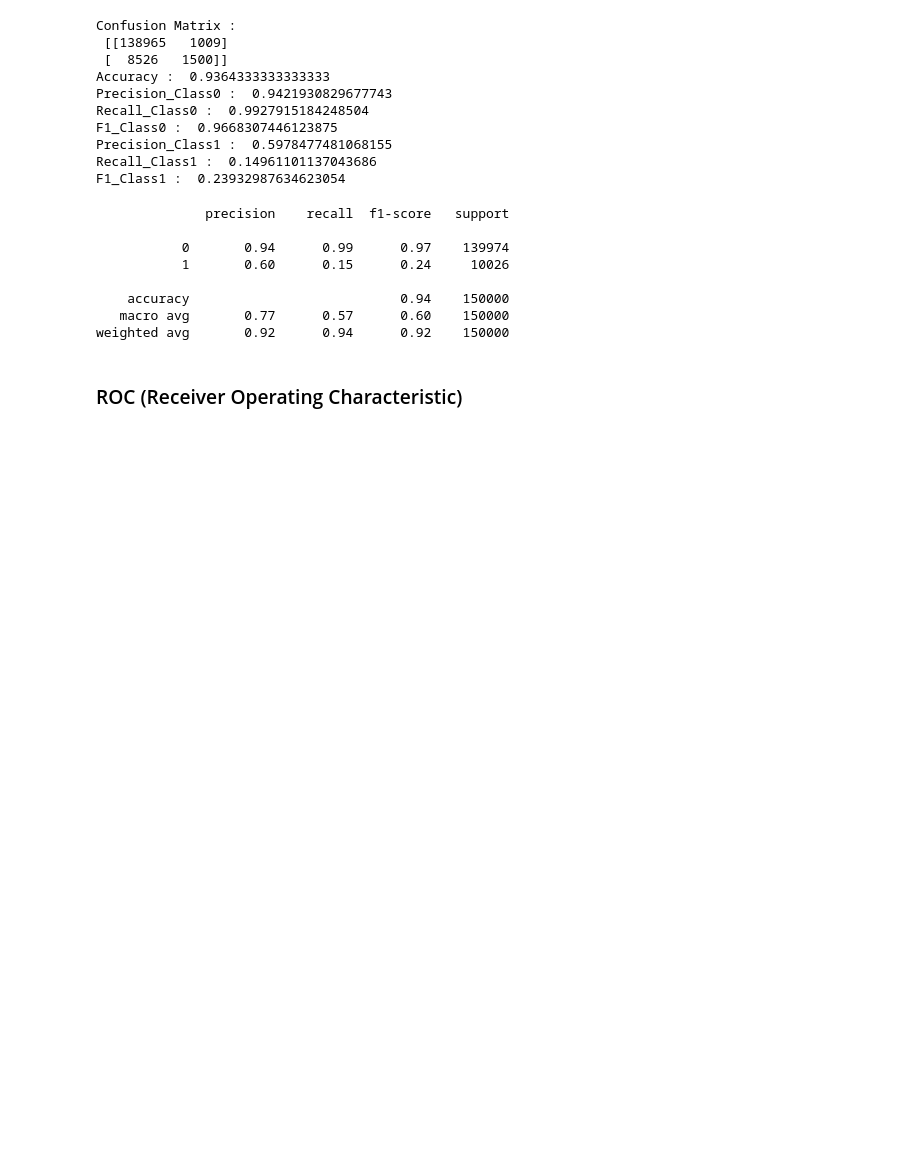
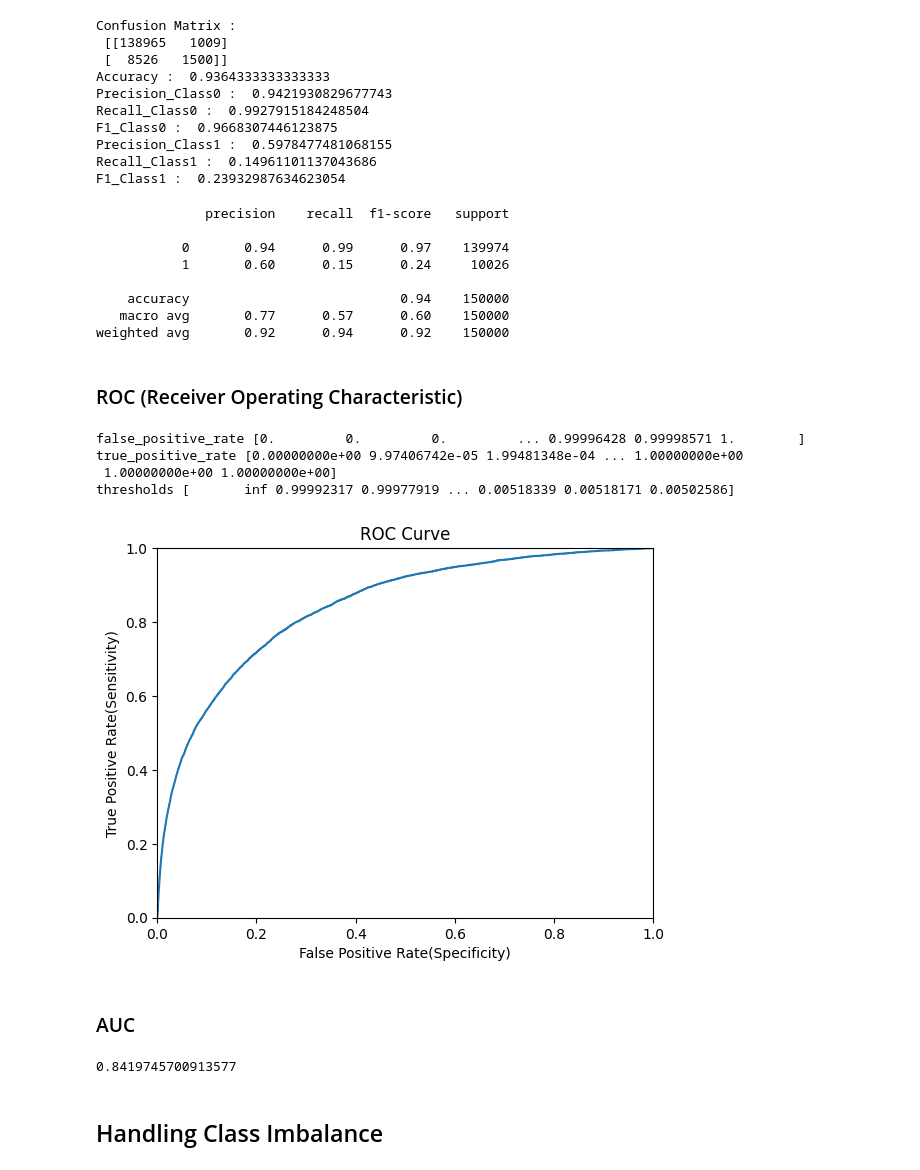
Before and after one commit to Sneha-sharma26/MLwithPy, a Jupyter notebook: modelSelection_crossValidaton.ipynb, the cells around one changed output. Drawn from its saved outputs; the diff is of its cells as text; code cells hidden in the pictures; blank space fills up the shorter version.

Commit message:
ROC,AUC,class imbalance handling,cross validation

```diff
--- a/modelSelection_crossValidaton.ipynb
+++ b/modelSelection_crossValidaton.ipynb
@@ -192,3 +193,42 @@ print(classification_report(loans["SeriousDlqin2yrs"],predicted_class1))
 weighted avg       0.92      0.94      0.92    150000
 # %% [markdown]
 ### ROC (Receiver Operating Characteristic)
+# %%
+from sklearn.metrics import roc_curve, auc
+import matplotlib.pyplot as plt
+
+actual = loans["SeriousDlqin2yrs"]
+false_positive_rate, true_positive_rate, thresholds = roc_curve(actual, predictions)
+print("false_positive_rate", false_positive_rate)
+print("true_positive_rate", true_positive_rate)
+print("thresholds", thresholds)
+# %% [output]
+false_positive_rate [0.         0.         0.         ... 0.99996428 0.99998571 1.        ]
+true_positive_rate [0.00000000e+00 9.97406742e-05 1.99481348e-04 ... 1.00000000e+00
+ 1.00000000e+00 1.00000000e+00]
+thresholds [       inf 0.99992317 0.99977919 ... 0.00518339 0.00518171 0.00502586]
+# %%
+import matplotlib.pyplot as plt
+plt.title('ROC Curve')
+#Drawing ROC Curve
+plt.plot(false_positive_rate, true_positive_rate)
+
+#X and Y  Axis Limits
+plt.xlim([-0,1])
+plt.ylim([-0,1])
+
+# Labels
+plt.ylabel('True Positive Rate(Sensitivity)')
+plt.xlabel('False Positive Rate(Specificity)')
+plt.show()
+# %% [output]
+[figure, added]
+# %% [markdown]
+### AUC
+# %%
+roc_auc = auc(false_positive_rate, true_positive_rate)
+roc_auc
+# %% [output]
+0.8419745700913577
+# %% [markdown]
+## Handling Class Imbalance
```
Also changed, not shown: parts of 24 cells of this notebook, 1 other file.
